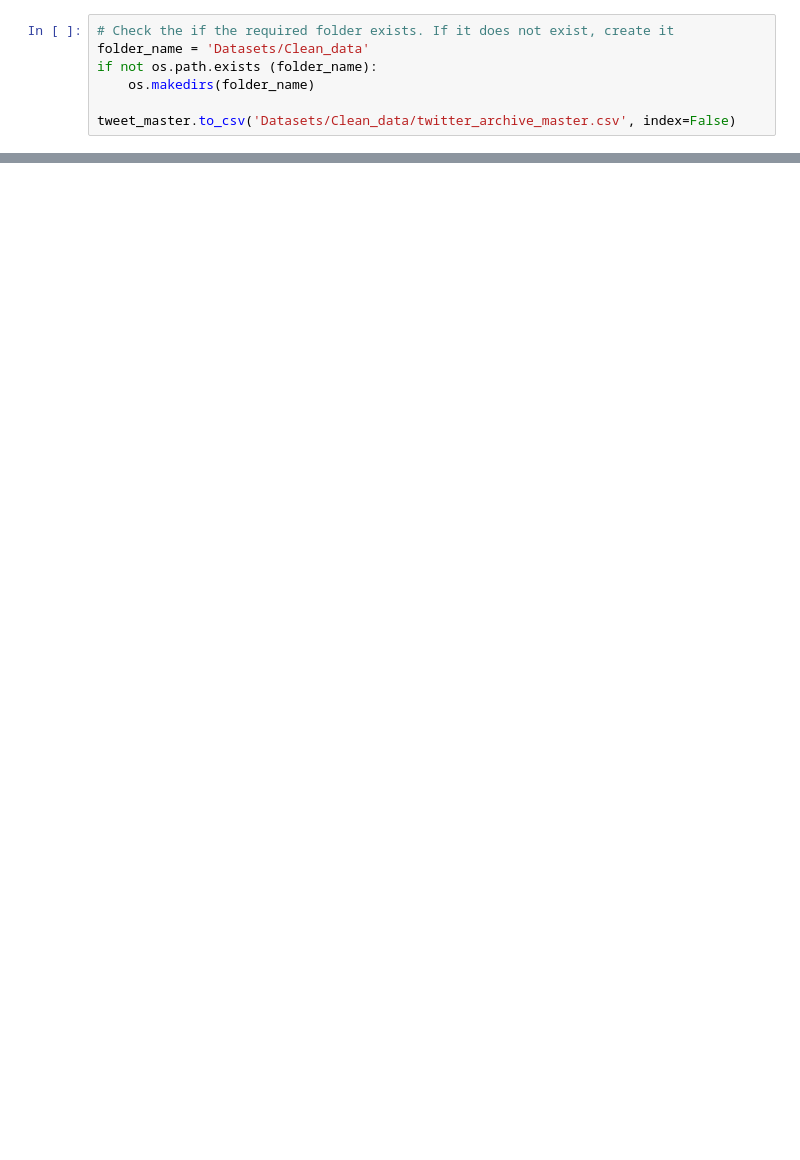
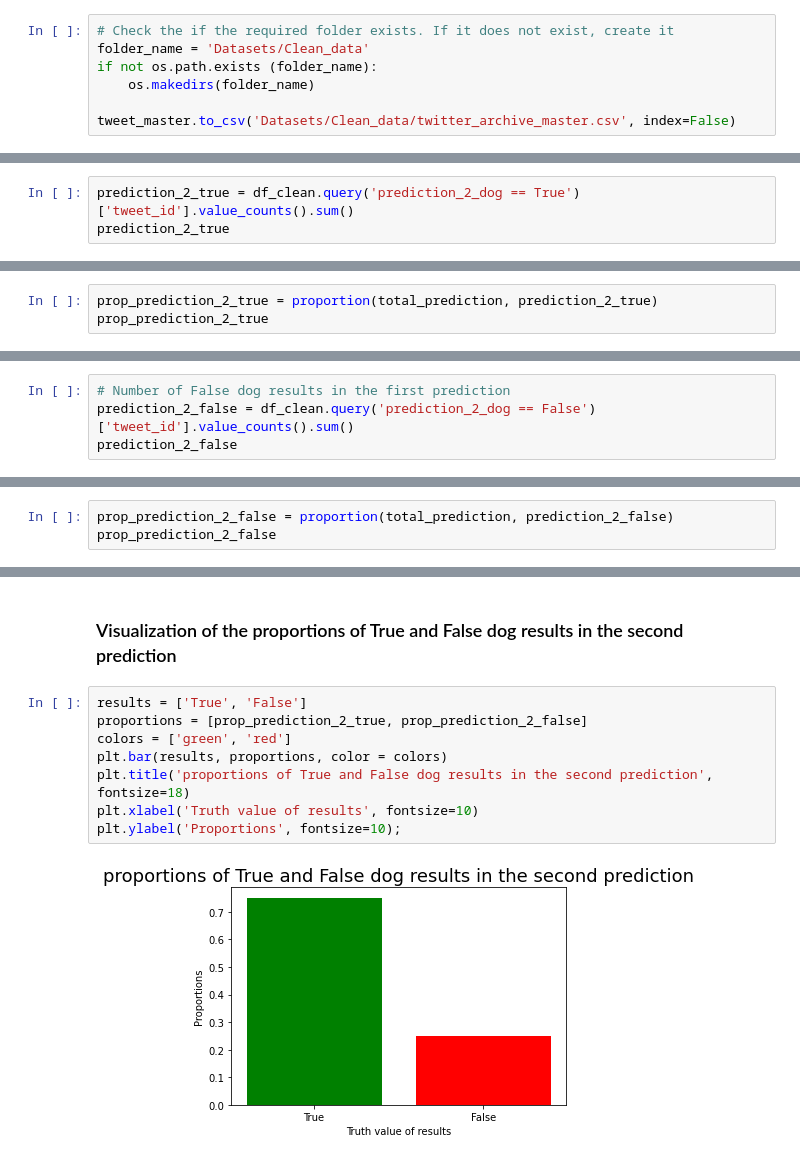
Before and after one commit to Kevson1/Twitter-archive, a Jupyter notebook: wrangle_act.ipynb, the cells around one changed output, grey strips where cells are left out. Drawn from its saved outputs; the diff is of its cells as text; blank space fills up the shorter version.

```diff
--- a/wrangle_act.ipynb
+++ b/wrangle_act.ipynb
@@ -772,0 +884,3 @@ tweet_master.to_csv('Datasets/Clean_data/twitter_archive_master.csv', index=Fals
+# %%
+prediction_2_true = df_clean.query('prediction_2_dog == True')['tweet_id'].value_counts().sum()
+prediction_2_true
@@ -772,0 +889,3 @@ tweet_master.to_csv('Datasets/Clean_data/twitter_archive_master.csv', index=Fals
+# %%
+prop_prediction_2_true = proportion(total_prediction, prediction_2_true)
+prop_prediction_2_true
@@ -772,0 +896,4 @@ tweet_master.to_csv('Datasets/Clean_data/twitter_archive_master.csv', index=Fals
+# %%
+# Number of False dog results in the first prediction
+prediction_2_false = df_clean.query('prediction_2_dog == False')['tweet_id'].value_counts().sum()
+prediction_2_false
@@ -772,0 +902,3 @@ tweet_master.to_csv('Datasets/Clean_data/twitter_archive_master.csv', index=Fals
+# %%
+prop_prediction_2_false = proportion(total_prediction, prediction_2_false)
+prop_prediction_2_false
@@ -772,0 +910,12 @@ tweet_master.to_csv('Datasets/Clean_data/twitter_archive_master.csv', index=Fals
+# %% [markdown]
+### Visualization of the proportions of True and False dog results in the second prediction
+# %%
+results = ['True', 'False']
+proportions = [prop_prediction_2_true, prop_prediction_2_false]
+colors = ['green', 'red']
+plt.bar(results, proportions, color = colors)
+plt.title('proportions of True and False dog results in the second prediction', fontsize=18)
+plt.xlabel('Truth value of results', fontsize=10)
+plt.ylabel('Proportions', fontsize=10);
+# %% [output]
+[figure, added]
```
Also changed, not shown: parts of 81 cells of this notebook.
